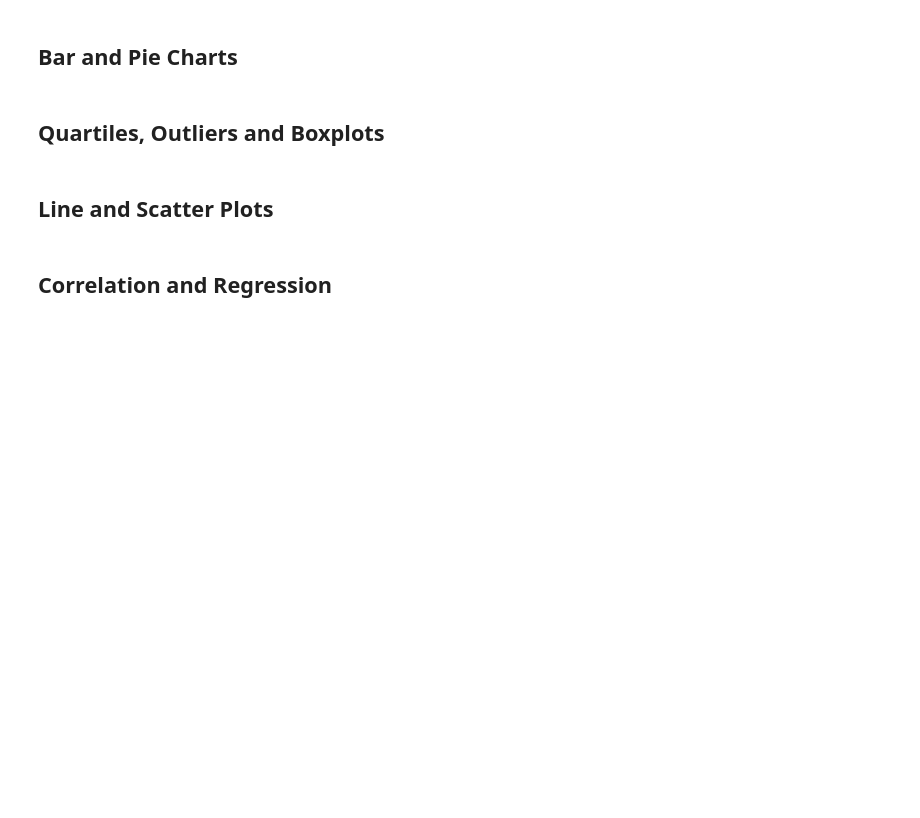
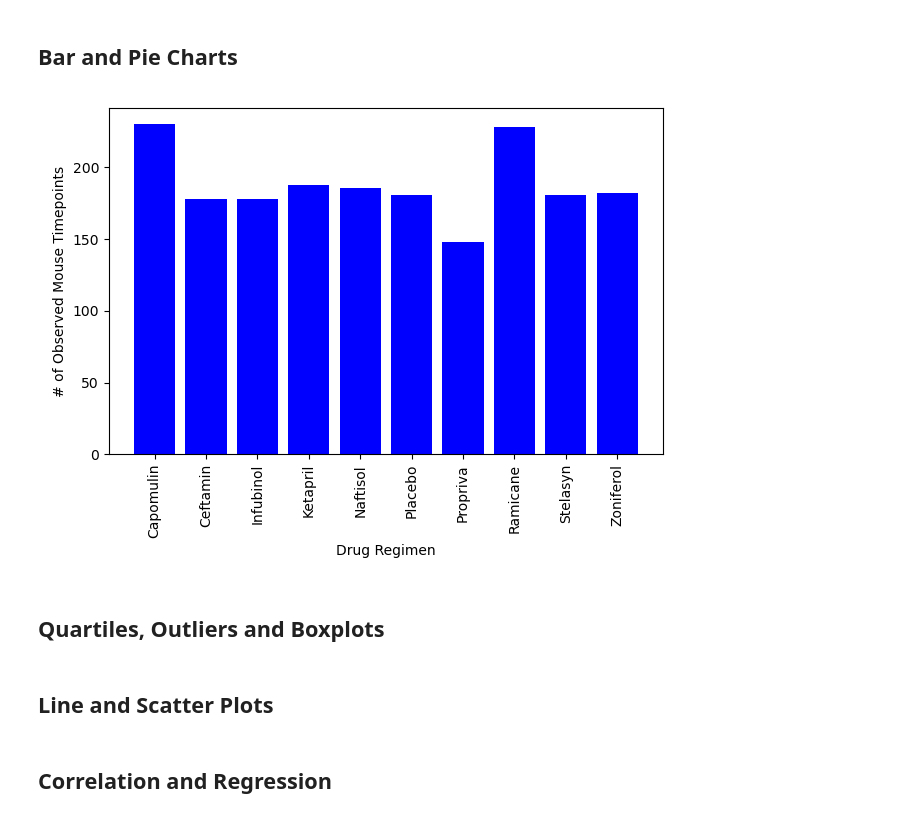
Before and after one commit to JAld3r/visual-challenge, a Jupyter notebook: pymaceuticals.ipynb, the cells around one changed output. Cells and saved outputs as stored; diff of their text form; code cells hidden in the pictures; blank space fills up the shorter version.

Commit message:
visual challenge

```diff
--- a/pymaceuticals.ipynb
+++ b/pymaceuticals.ipynb
@@ -128,5 +151,16 @@ tumor_data_df
 # %%
 # Generate a bar plot showing the total number of rows (Mouse ID/Timepoints) for each drug regimen using pyplot.
+observed_timepoints = clean_data_df.groupby("Drug Regimen").count()
+plt.bar(observed_timepoints.index, observed_timepoints["Mouse ID"], color='blue')
+
+plt.xticks(rotation=90)
+
+plt.xlabel('Drug Regimen')
+plt.ylabel('# of Observed Mouse Timepoints')
+plt.tight_layout()
+plt.show()
+# %% [output]
+[figure, added]
 # %%
 # Generate a pie plot showing the distribution of female versus male mice using Pandas
 # %%
```
Also changed, not shown: parts of 5 cells of this notebook.
